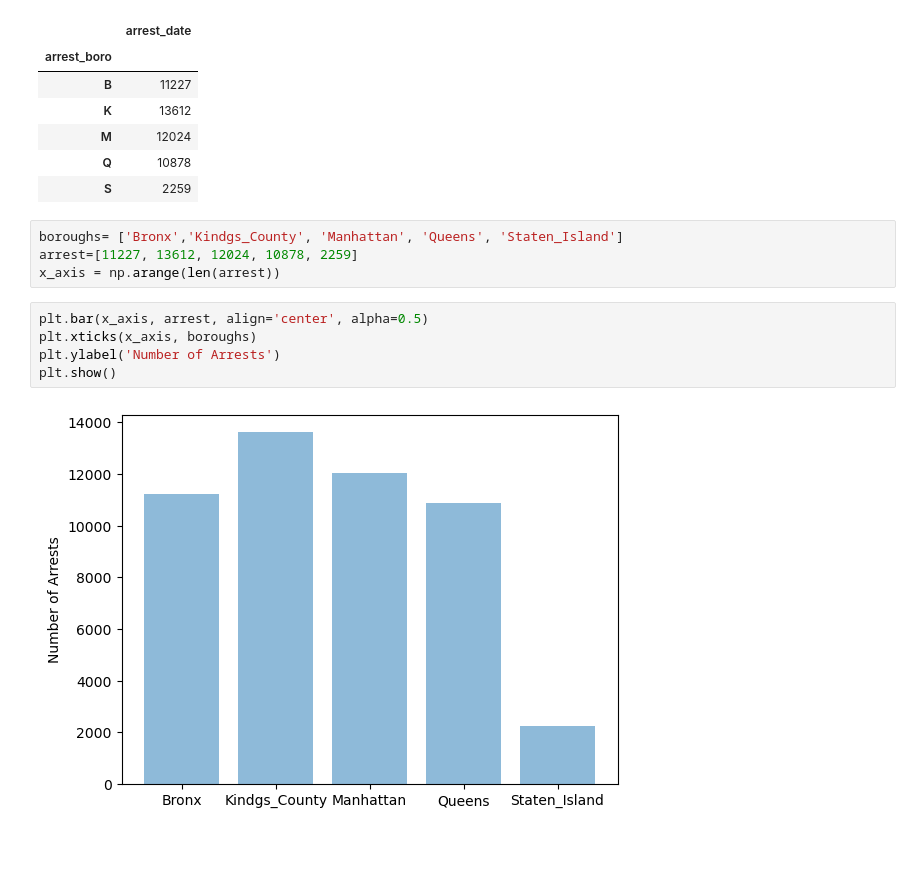
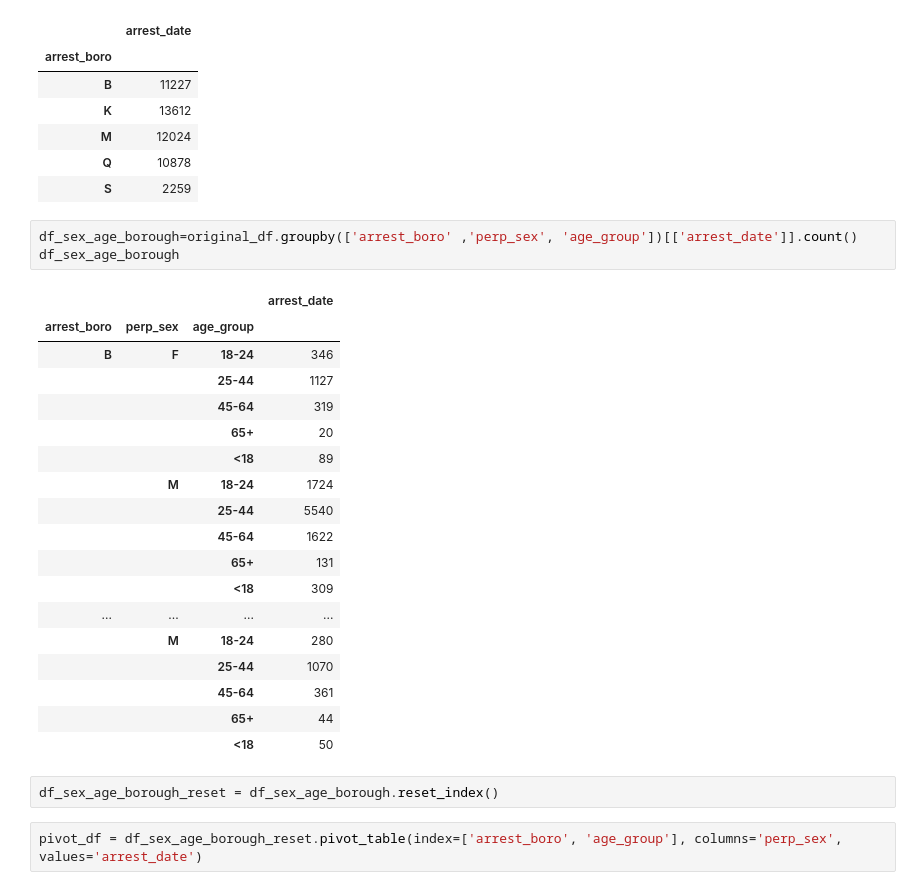
Before and after one commit to amos6224/group5-project1, a Jupyter notebook: group5-project1.ipynb, the cells around one changed output. Drawn from its saved outputs; the diff is of its cells as text; blank space fills up the shorter version.

```diff
--- a/group5-project1.ipynb
+++ b/group5-project1.ipynb
@@ -165,14 +175,29 @@ df
 | M | 12024 |
 | Q | 10878 |
 | S | 2259 |
-# %%
-boroughs= ['Bronx','Kindgs_County', 'Manhattan', 'Queens', 'Staten_Island']
-arrest=[11227, 13612, 12024, 10878, 2259]
-x_axis = np.arange(len(arrest))
-# %%
-plt.bar(x_axis, arrest, align='center', alpha=0.5)
-plt.xticks(x_axis, boroughs)
-plt.ylabel('Number of Arrests')
-plt.show()
-# %% [output]
-[figure, removed]
+# %%
+df_sex_age_borough=original_df.groupby(['arrest_boro' ,'perp_sex', 'age_group'])[['arrest_date']].count()
+df_sex_age_borough
+# %% [output]
+|  |  |  | arrest_date |
+| arrest_boro | perp_sex | age_group |  |
+| B | F | 18-24 | 346 |
+|  |  | 25-44 | 1127 |
+|  |  | 45-64 | 319 |
+|  |  | 65+ | 20 |
+|  |  | <18 | 89 |
+|  | M | 18-24 | 1724 |
+|  |  | 25-44 | 5540 |
+|  |  | 45-64 | 1622 |
+|  |  | 65+ | 131 |
+|  |  | <18 | 309 |
+| ... | ... | ... | ... |
+|  | M | 18-24 | 280 |
+|  |  | 25-44 | 1070 |
+|  |  | 45-64 | 361 |
+|  |  | 65+ | 44 |
+|  |  | <18 | 50 |
+# %%
+df_sex_age_borough_reset = df_sex_age_borough.reset_index()
+# %%
+pivot_df = df_sex_age_borough_reset.pivot_table(index=['arrest_boro', 'age_group'], columns='perp_sex', values='arrest_date')
```
Also changed, not shown: parts of 4 cells of this notebook.
